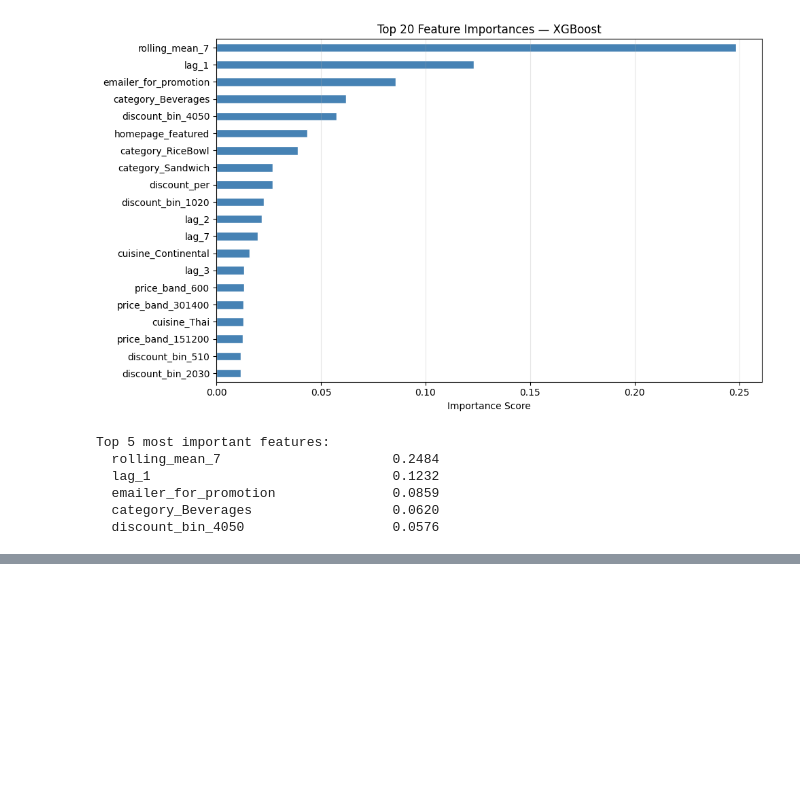
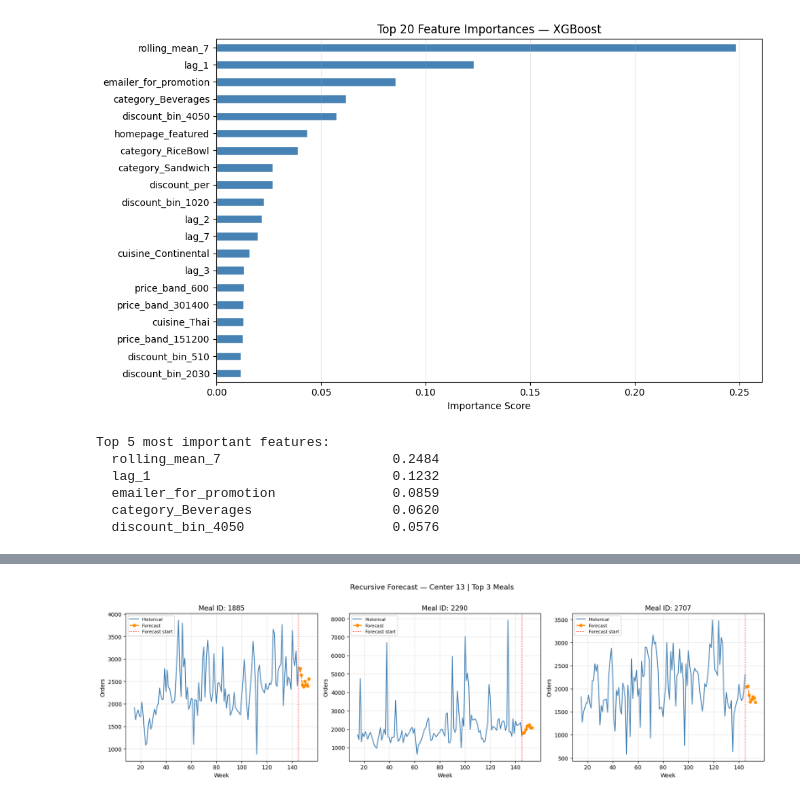
Before and after one commit to am1t-verma/AI_Demand_Forecasting_and_Inventory_Optimization, a Jupyter notebook: food_demand_forecasting_v2.ipynb, the cells around one changed output, grey strips where cells are left out. Drawn from its saved outputs; the diff is of its cells as text; code cells hidden in the pictures; blank space fills up the shorter version.

Commit message:
forecasting

```diff
--- a/food_demand_forecasting_v2.ipynb
+++ b/food_demand_forecasting_v2.ipynb
@@ -473,0 +556,32 @@ Top 5 most important features:
+# %%
+# ── Plot forecast for top 3 meals by average orders ───────────────────────────
+top_meals = (
+    center_df.groupby('meal_id')['num_orders']
+    .mean()
+    .sort_values(ascending=False)
+    .head(3)
+    .index.tolist()
+)
+
+fig, axes = plt.subplots(1, 3, figsize=(17, 5))
+
+for ax, mid in zip(axes, top_meals):
+    hist = center_df[center_df['meal_id'] == mid][['week', 'num_orders']]
+    fut  = forecast_df[forecast_df['meal_id'] == mid]
+
+    ax.plot(hist['week'], hist['num_orders'], label='Historical', color='steelblue', linewidth=1.5)
+    ax.plot(fut['week'],  fut['predicted_orders'], label='Forecast',
+            color='darkorange', linewidth=2, linestyle='--', marker='o', markersize=5)
+    ax.axvline(center_df['week'].max(), color='red', linestyle=':', linewidth=1.2, label='Forecast start')
+    ax.set_title(f'Meal ID: {mid}')
+    ax.set_xlabel('Week')
+    ax.set_ylabel('Orders')
+    ax.legend(fontsize=8)
+    ax.grid(alpha=0.3)
+
+plt.suptitle(f'Recursive Forecast — Center {CENTER_ID} | Top 3 Meals', fontsize=13, y=1.01)
+plt.tight_layout()
+plt.savefig('forecast_top_meals.png', dpi=120, bbox_inches='tight')
+plt.show()
+# %% [output]
+[figure, added]
```
Also changed, not shown: parts of 2 cells of this notebook.
